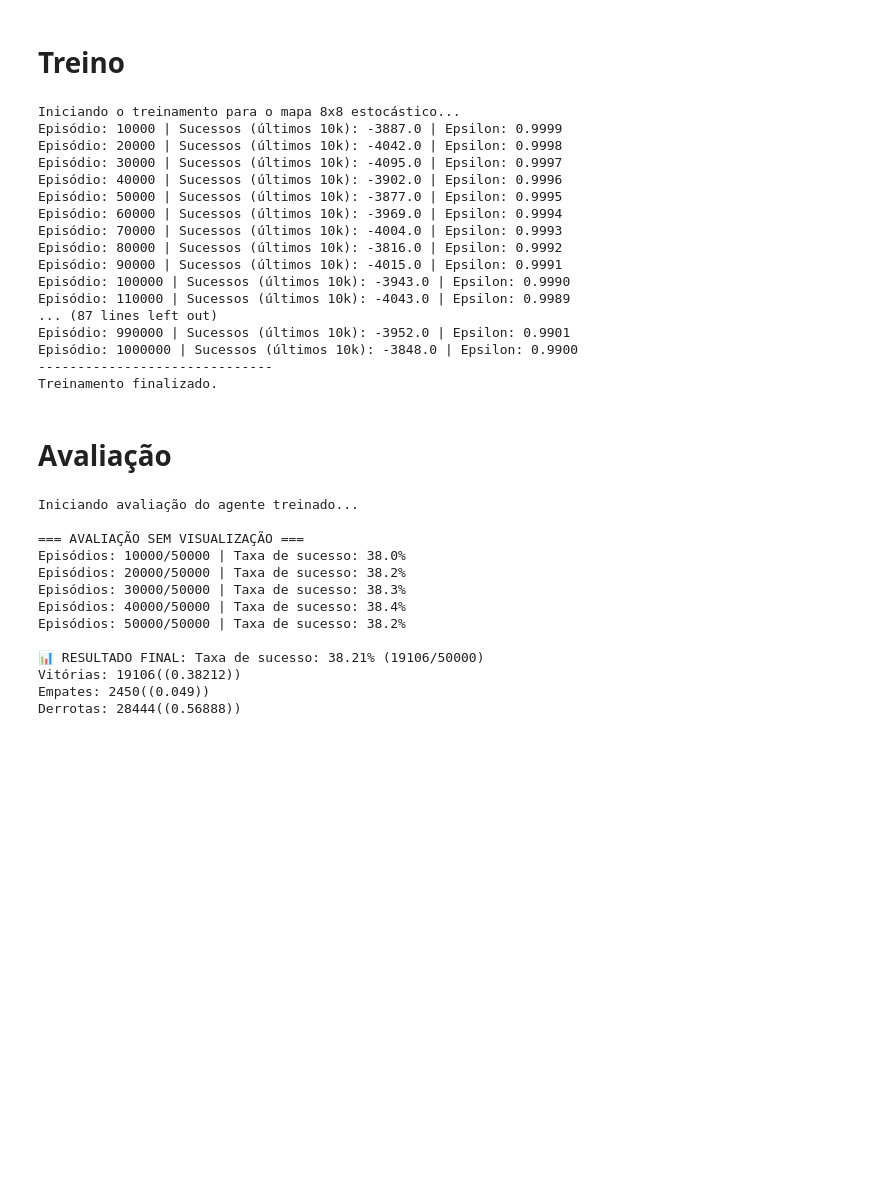
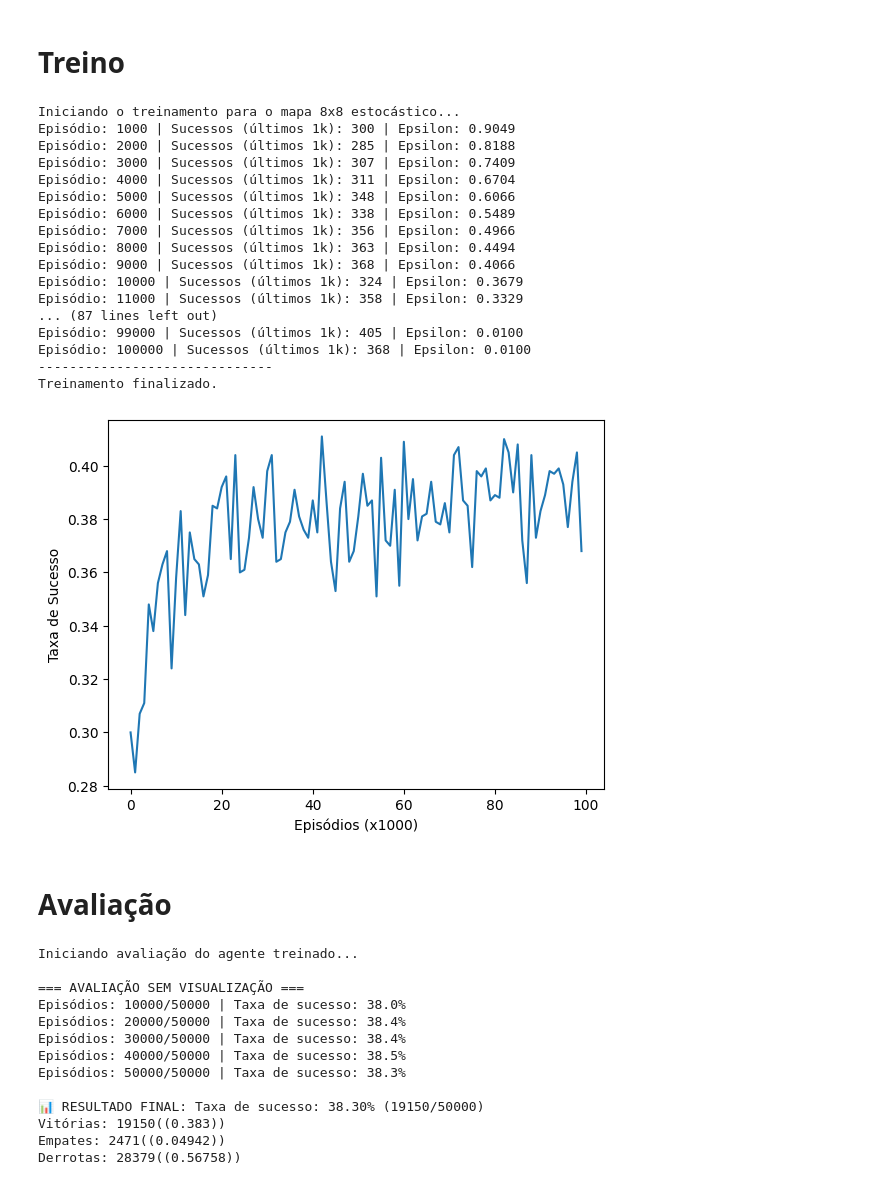
Before and after one commit to davialmeida135/rl-qlearning, a Jupyter notebook: blackjack.ipynb, the cells around one changed output. Cells and saved outputs as stored; diff of their text form; code cells hidden in the pictures; blank space fills up the shorter version.

```diff
--- a/blackjack.ipynb
+++ b/blackjack.ipynb
@@ -39,15 +39,15 @@ q_table = defaultdict(lambda: np.zeros(n_acoes))
 print("-" * 30)
 
 # 2. HIPERPARÂMETROS AJUSTADOS PARA AMBIENTE COMPLEXO
-total_episodios = 1_00_000
+total_episodios = 100_000
 total_passos_max = 250
 
-taxa_aprendizado = 0.1
+taxa_aprendizado = 0.05
 fator_desconto = 0.95
 
 epsilon = 1.0
-epsilon_min = 0.1
-taxa_decaimento = 0.00000001
+epsilon_min = 0.01
+taxa_decaimento = 0.0001
 # %% [output]
 ------------------------------
 # %% [markdown]
@@ -194,7 +194,7 @@ def carregar_modelo(caminho_arquivo):
 # 3. ALGORITMO DE TREINAMENTO Q-LEARNING
 print("Iniciando o treinamento para o mapa 8x8 estocástico...")
 recompensas_por_episodio = []
-
+taxas_de_sucesso = []
 for episodio in range(total_episodios):
     estado, info = env.reset()
     finalizado = False
@@ -236,10 +236,11 @@ for episodio in range(total_episodios):
     epsilon = max(epsilon_min, np.exp(-taxa_decaimento * episodio))
 
     # Log de progresso
-    if (episodio + 1) % 10000 == 0:
+    if (episodio + 1) % 1000 == 0:
         # Pega os últimos 10000 episódios que terminaram para calcular a taxa de sucesso
-        taxa_sucesso = sum(recompensas_por_episodio[-10000:])
-        print(f"Episódio: {episodio + 1} | Sucessos (últimos 10k): {taxa_sucesso} | Epsilon: {epsilon:.4f}")
+        taxa_sucesso = recompensas_por_episodio[-1000:].count(1)
+        print(f"Episódio: {episodio + 1} | Sucessos (últimos 1k): {taxa_sucesso} | Epsilon: {epsilon:.4f}")
+        taxas_de_sucesso.append(taxa_sucesso)
 
 
 env.close()
@@ -261,22 +262,31 @@ modelo_treinado = ModeloTreinado(
 )
 # %% [output]
 Iniciando o treinamento para o mapa 8x8 estocástico...
-Episódio: 10000 | Sucessos (últimos 10k): -3887.0 | Epsilon: 0.9999
-Episódio: 20000 | Sucessos (últimos 10k): -4042.0 | Epsilon: 0.9998
-Episódio: 30000 | Sucessos (últimos 10k): -4095.0 | Epsilon: 0.9997
-Episódio: 40000 | Sucessos (últimos 10k): -3902.0 | Epsilon: 0.9996
-Episódio: 50000 | Sucessos (últimos 10k): -3877.0 | Epsilon: 0.9995
-Episódio: 60000 | Sucessos (últimos 10k): -3969.0 | Epsilon: 0.9994
-Episódio: 70000 | Sucessos (últimos 10k): -4004.0 | Epsilon: 0.9993
-Episódio: 80000 | Sucessos (últimos 10k): -3816.0 | Epsilon: 0.9992
-Episódio: 90000 | Sucessos (últimos 10k): -4015.0 | Epsilon: 0.9991
-Episódio: 100000 | Sucessos (últimos 10k): -3943.0 | Epsilon: 0.9990
-Episódio: 110000 | Sucessos (últimos 10k): -4043.0 | Epsilon: 0.9989
+Episódio: 1000 | Sucessos (últimos 1k): 300 | Epsilon: 0.9049
+Episódio: 2000 | Sucessos (últimos 1k): 285 | Epsilon: 0.8188
+Episódio: 3000 | Sucessos (últimos 1k): 307 | Epsilon: 0.7409
+Episódio: 4000 | Sucessos (últimos 1k): 311 | Epsilon: 0.6704
+Episódio: 5000 | Sucessos (últimos 1k): 348 | Epsilon: 0.6066
+Episódio: 6000 | Sucessos (últimos 1k): 338 | Epsilon: 0.5489
+Episódio: 7000 | Sucessos (últimos 1k): 356 | Epsilon: 0.4966
+Episódio: 8000 | Sucessos (últimos 1k): 363 | Epsilon: 0.4494
+Episódio: 9000 | Sucessos (últimos 1k): 368 | Epsilon: 0.4066
+Episódio: 10000 | Sucessos (últimos 1k): 324 | Epsilon: 0.3679
+Episódio: 11000 | Sucessos (últimos 1k): 358 | Epsilon: 0.3329
 ... (87 lines left out)
-Episódio: 990000 | Sucessos (últimos 10k): -3952.0 | Epsilon: 0.9901
-Episódio: 1000000 | Sucessos (últimos 10k): -3848.0 | Epsilon: 0.9900
+Episódio: 99000 | Sucessos (últimos 1k): 405 | Epsilon: 0.0100
+Episódio: 100000 | Sucessos (últimos 1k): 368 | Epsilon: 0.0100
 ------------------------------
 Treinamento finalizado.
+# %%
+# Plotar taxas de sucesso
+import matplotlib.pyplot as plt
+plt.plot(np.array(taxas_de_sucesso)/1000)
+plt.xlabel('Episódios (x1000)')
+plt.ylabel('Taxa de Sucesso')
+plt.show()
+# %% [output]
+[figure, added]
 # %%
 modelo_treinado = ModeloTreinado(
     q_table=q_table,
@@ -351,12 +361,12 @@ Iniciando avaliação do agente treinado...
 
 === AVALIAÇÃO SEM VISUALIZAÇÃO ===
 Episódios: 10000/50000 | Taxa de sucesso: 38.0%
-Episódios: 20000/50000 | Taxa de sucesso: 38.2%
-Episódios: 30000/50000 | Taxa de sucesso: 38.3%
-Episódios: 40000/50000 | Taxa de sucesso: 38.4%
-Episódios: 50000/50000 | Taxa de sucesso: 38.2%
+Episódios: 20000/50000 | Taxa de sucesso: 38.4%
+Episódios: 30000/50000 | Taxa de sucesso: 38.4%
+Episódios: 40000/50000 | Taxa de sucesso: 38.5%
+Episódios: 50000/50000 | Taxa de sucesso: 38.3%
 
-📊 RESULTADO FINAL: Taxa de sucesso: 38.21% (19106/50000)
-Vitórias: 19106((0.38212))
-Empates: 2450((0.049))
-Derrotas: 28444((0.56888))
+📊 RESULTADO FINAL: Taxa de sucesso: 38.30% (19150/50000)
+Vitórias: 19150((0.383))
+Empates: 2471((0.04942))
+Derrotas: 28379((0.56758))
```
Also changed, not shown: 3 other files.
